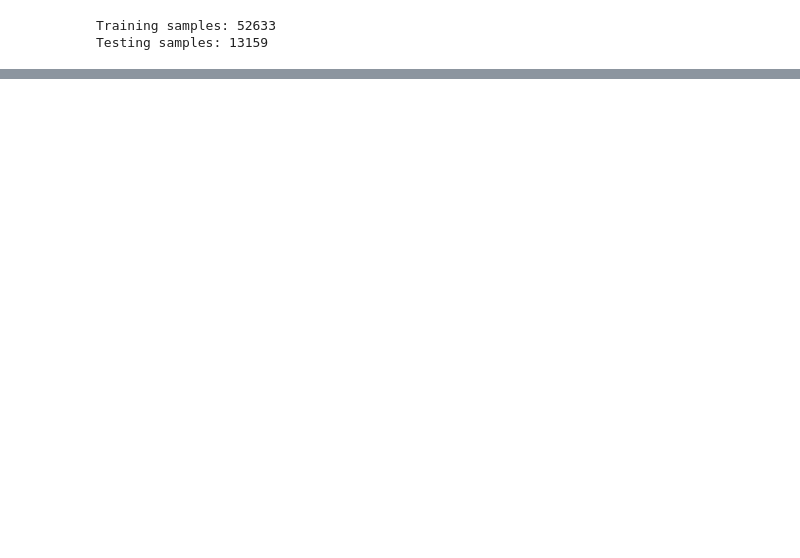
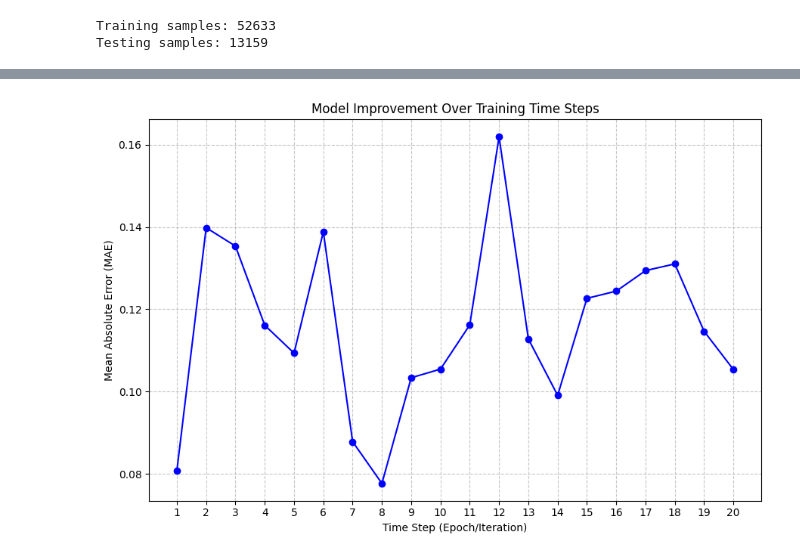
Before and after one commit to meier108/PracticalWork, a Jupyter notebook: RandomForest.ipynb, the cells around one changed output, grey strips where cells are left out. Saved outputs shown, nothing was run; the diff lists cells and outputs as text; code cells hidden in the pictures; blank space fills up the shorter version.

```diff
--- a/RandomForest.ipynb
+++ b/RandomForest.ipynb
@@ -47,0 +228,23 @@ Prediction for sample [0, 0, 0, 0, 0, 0, 0, 0]: [0.55352317]
+# %%
+# Calculate the Absolute Error
+df_sequences['absolute_error'] = np.abs(df_sequences['rf_fitness'] - df_sequences['oracle_prediction'])
+
+# Group by timestep and calculate the average Absolute Error (MAE)
+improvement_data = df_sequences.groupby('timestep')['absolute_error'].mean().reset_index()
+
+# Plot the data
+import matplotlib.pyplot as plt
+
+plt.figure(figsize=(9, 6))
+plt.plot(improvement_data['timestep'], improvement_data['absolute_error'],
+         marker='o', linestyle='-', color='b')
+
+plt.title('Model Improvement Over Training Time Steps')
+plt.xlabel('Time Step (Epoch/Iteration)')
+plt.ylabel('Mean Absolute Error (MAE)')
+plt.grid(True, linestyle='--', alpha=0.7)
+plt.xticks(improvement_data['timestep'])
+plt.tight_layout()
+plt.show()
+# %% [output]
+[figure, added]
```
Also changed, not shown: parts of 11 cells of this notebook, 7 other files.
